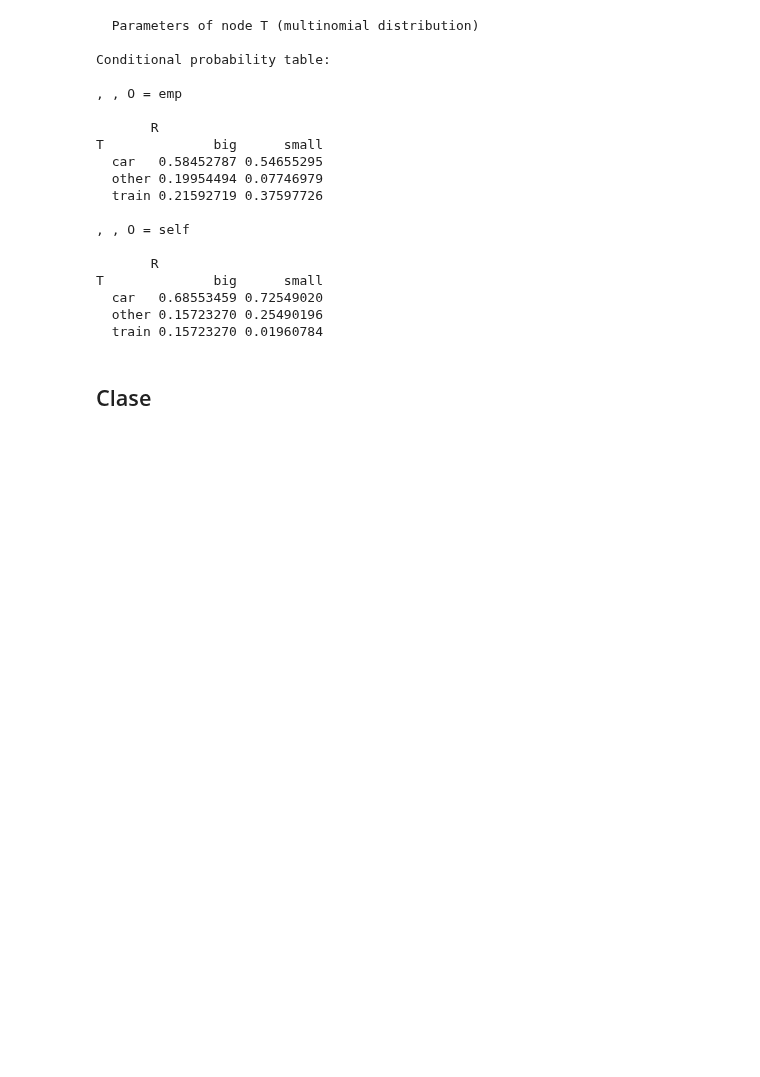
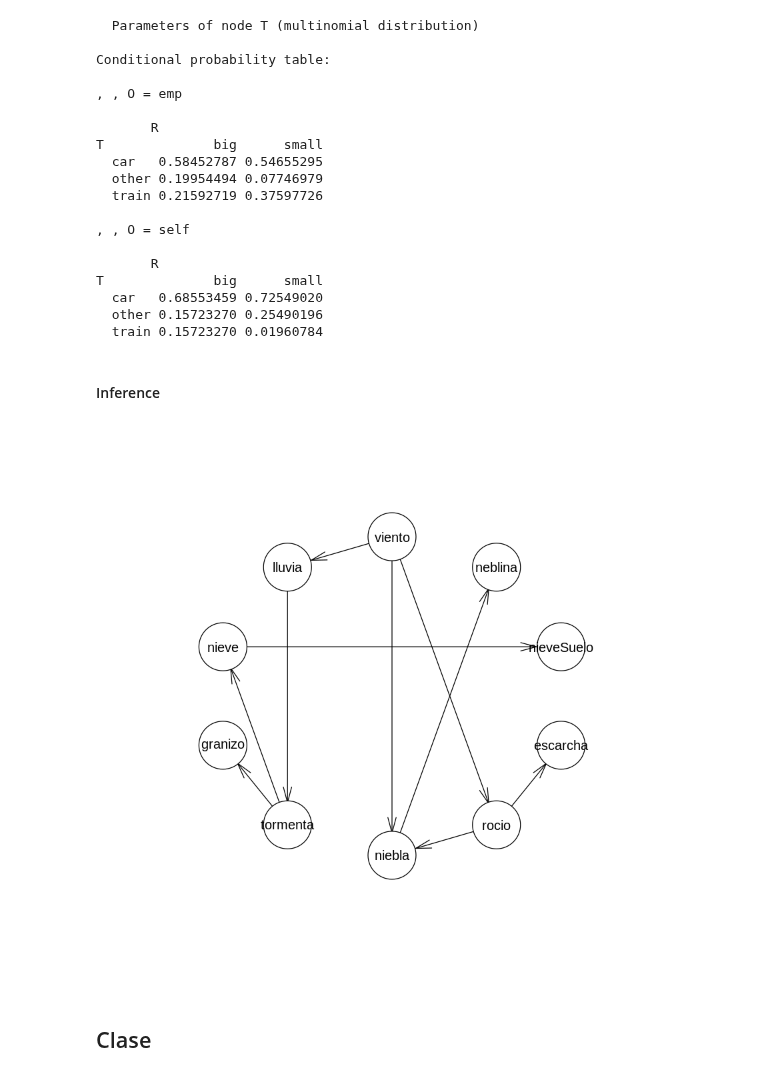
Before and after one commit to yerartdev/m1970-machine-learning-ii, a Jupyter notebook: lab/bn/gmg-bn-playground.ipynb, the cells around one changed output. Drawn from its saved outputs; the diff is of its cells as text; code cells hidden in the pictures; blank space fills up the shorter version.

```diff
--- a/lab/bn/gmg-bn-playground.ipynb
+++ b/lab/bn/gmg-bn-playground.ipynb
@@ -528,3 +528,9 @@ T              big      small
   car   0.68553459 0.72549020
   other 0.15723270 0.25490196
   train 0.15723270 0.01960784
+# %% [markdown]
+#### Inference
+# %%
+plot(dag)
+# %% [output]
+[figure, added]
```
Also changed, not shown: parts of 73 cells of this notebook.
